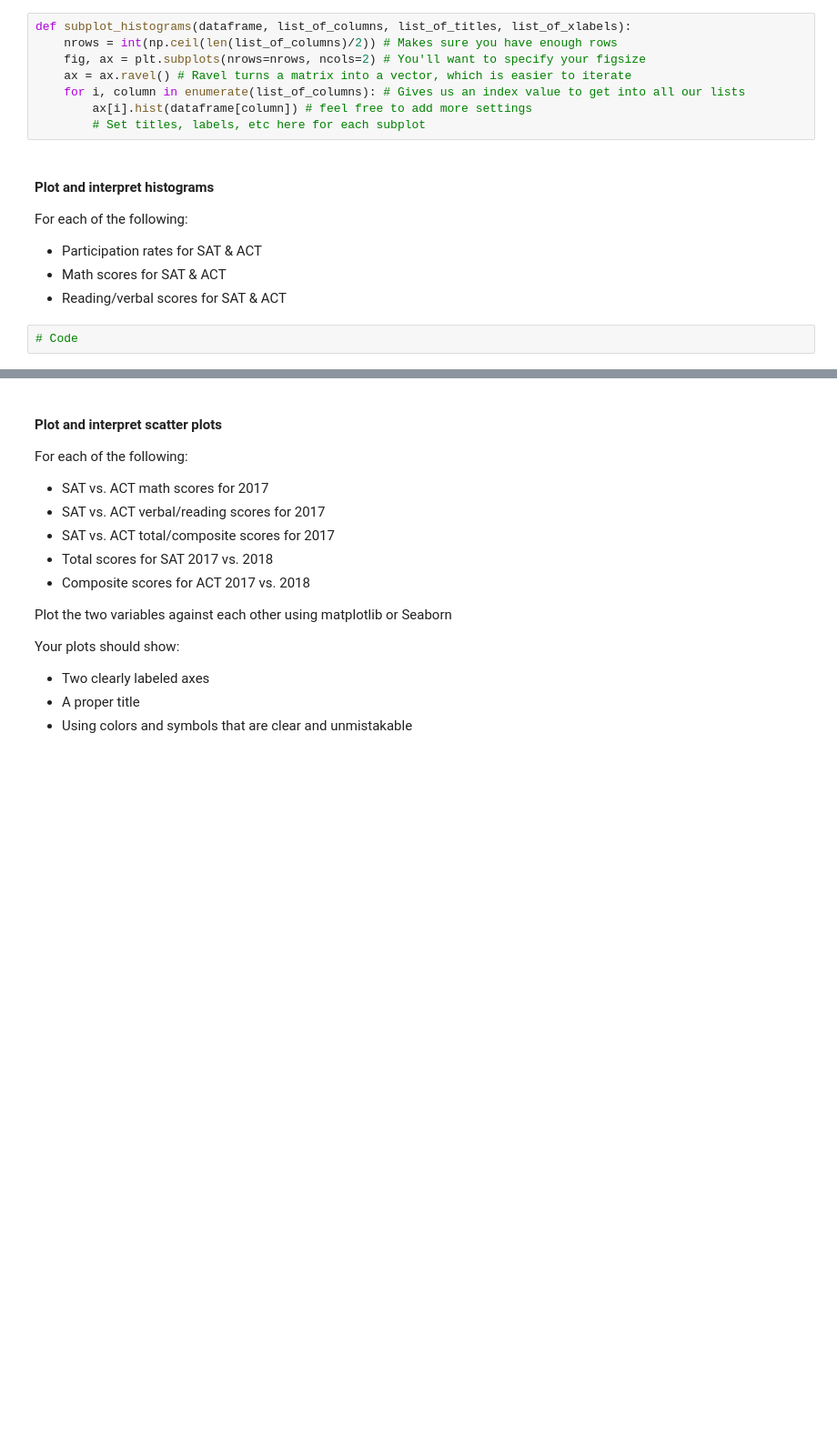
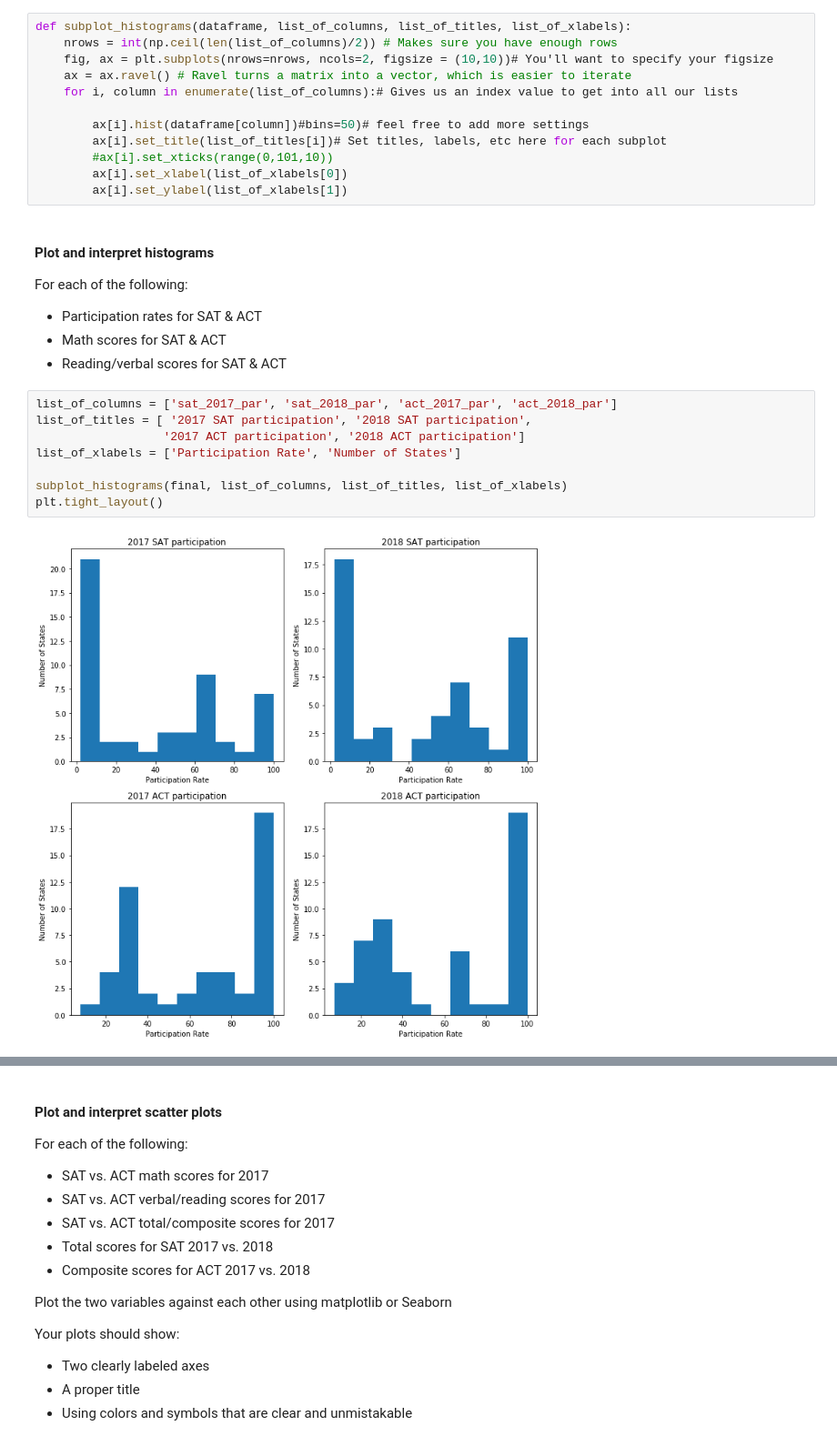
Before and after one commit to FionnaBao/Fionna, a Jupyter notebook: Project1234/project_1/code/starter-code.ipynb, the cells around one changed output, grey strips where cells are left out. Shown at 91% size. Drawn from its saved outputs; the diff is of its cells as text; blank space fills up the shorter version.

```diff
--- a/Project1234/project_1/code/starter-code.ipynb
+++ b/Project1234/project_1/code/starter-code.ipynb
@@ -387,16 +754,28 @@ Here's some starter code:
 # %%
 def subplot_histograms(dataframe, list_of_columns, list_of_titles, list_of_xlabels):
     nrows = int(np.ceil(len(list_of_columns)/2)) # Makes sure you have enough rows
-    fig, ax = plt.subplots(nrows=nrows, ncols=2) # You'll want to specify your figsize
+    fig, ax = plt.subplots(nrows=nrows, ncols=2, figsize = (10,10))# You'll want to specify your figsize
     ax = ax.ravel() # Ravel turns a matrix into a vector, which is easier to iterate
-    for i, column in enumerate(list_of_columns): # Gives us an index value to get into all our lists
-        ax[i].hist(dataframe[column]) # feel free to add more settings
-        # Set titles, labels, etc here for each subplot
+    for i, column in enumerate(list_of_columns):# Gives us an index value to get into all our lists
+
+        ax[i].hist(dataframe[column])#bins=50)# feel free to add more settings
+        ax[i].set_title(list_of_titles[i])# Set titles, labels, etc here for each subplot
+        #ax[i].set_xticks(range(0,101,10))
+        ax[i].set_xlabel(list_of_xlabels[0])
+        ax[i].set_ylabel(list_of_xlabels[1])
 # %% [markdown]
 #### Plot and interpret histograms
 For each of the following:
 - Participation rates for SAT & ACT
 - Math scores for SAT & ACT
 - Reading/verbal scores for SAT & ACT
-# %%
-# Code
+# %%
+list_of_columns = ['sat_2017_par', 'sat_2018_par', 'act_2017_par', 'act_2018_par']
+list_of_titles = [ '2017 SAT participation', '2018 SAT participation',
+                  '2017 ACT participation', '2018 ACT participation']
+list_of_xlabels = ['Participation Rate', 'Number of States']
+
+subplot_histograms(final, list_of_columns, list_of_titles, list_of_xlabels)
+plt.tight_layout()
+# %% [output]
+[figure, added]
```
Also changed, not shown: parts of 147 cells of this notebook.
